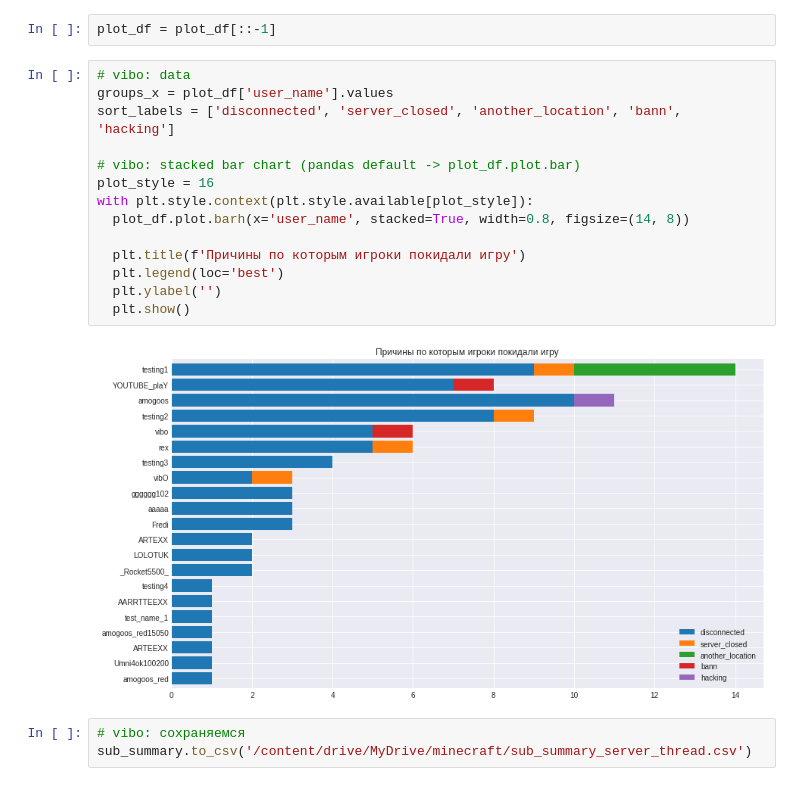
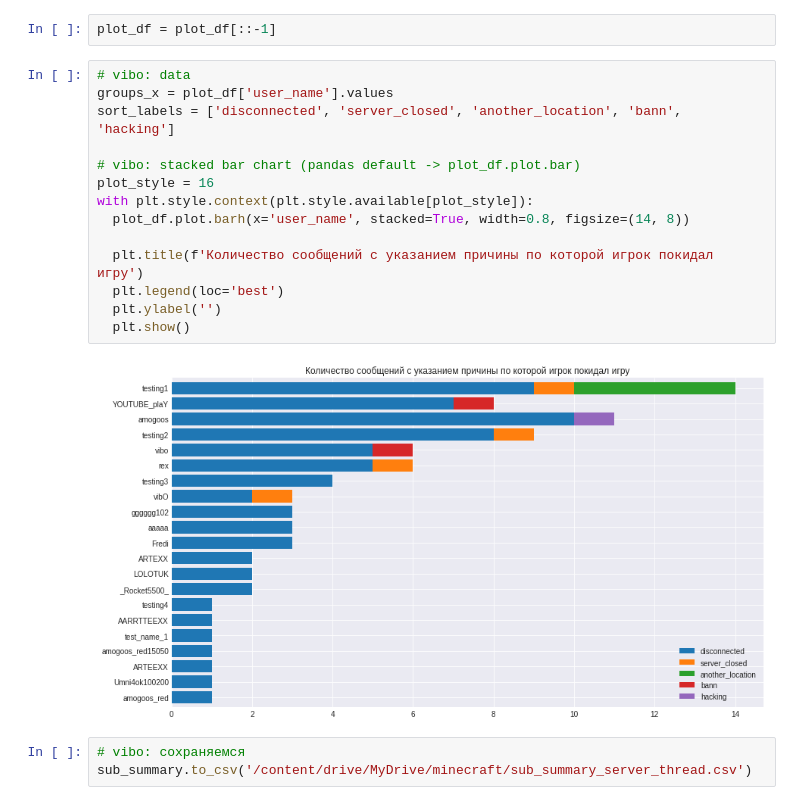
Before and after one commit to vi-bo/minecraft_log, a Jupyter notebook: mc_logs_4.2_anallys_text_mess.ipynb, the cells around one changed output. Saved outputs shown, nothing was run; the diff lists cells and outputs as text.

```diff
--- a/mc_logs_4.2_anallys_text_mess.ipynb
+++ b/mc_logs_4.2_anallys_text_mess.ipynb
@@ -1530,19 +1530,19 @@ plot_df = plot_df[::-1]
 # %%
 # vibo: data
 groups_x = plot_df['user_name'].values
 sort_labels = ['disconnected', 'server_closed', 'another_location', 'bann', 'hacking']
 
 # vibo: stacked bar chart (pandas default -> plot_df.plot.bar)
 plot_style = 16
 with plt.style.context(plt.style.available[plot_style]):
   plot_df.plot.barh(x='user_name', stacked=True, width=0.8, figsize=(14, 8))
 
-  plt.title(f'Причины по которым игроки покидали игру')
+  plt.title(f'Количество сообщений с указанием причины по которой игрок покидал игру')
   plt.legend(loc='best')
   plt.ylabel('')
   plt.show()
 # %% [output]
-[figure, old version]
+[figure, new version]
 # %%
 # vibo: сохраняемся
 sub_summary.to_csv('/content/drive/MyDrive/minecraft/sub_summary_server_thread.csv')
```
Also changed, not shown: parts of 12 cells of this notebook.
